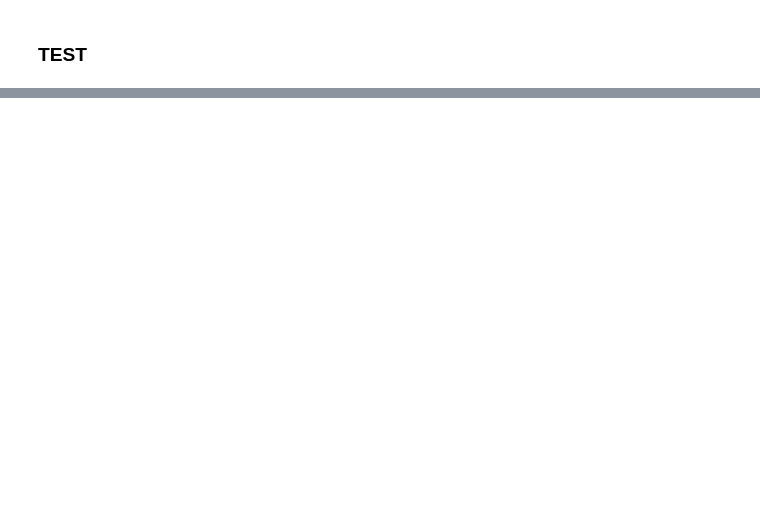
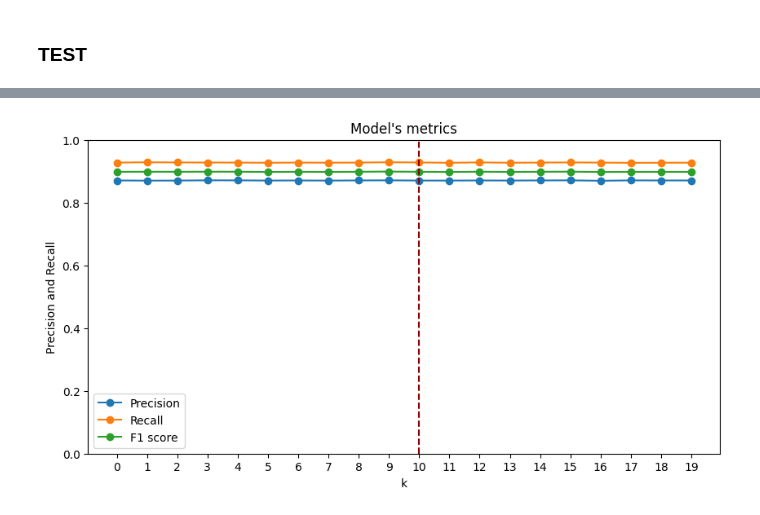
Before and after one commit to httrieu/CSE158_Fall24, a Jupyter notebook: food.ipynb, the cells around one changed output, grey strips where cells are left out. Cells and saved outputs as stored; diff of their text form; code cells hidden in the pictures; blank space fills up the shorter version.

```diff
--- a/food.ipynb
+++ b/food.ipynb
@@ -130,6 +93,5 @@ mse, rmse, r2, mae
 # %%
-data = Dataset.load_from_df(df_valid[['u', 'i', 'rating']], reader=reader)
-cross_validate(model, data, measures=["RMSE", "MAE", "MSE"], cv=5, verbose=True)
+cross_validate(algo, validdata, measures=["RMSE", "MAE", "MSE"], cv=5, verbose=True)
 # %% [output]
 Evaluating RMSE, MAE, MSE of algorithm SVD on 5 split(s).
 
@@ -176,0 +119,8 @@ mse, rmse, r2, mae
+# %%
+# Load DataFrame into a Dataset object
+reader = Reader(rating_scale=(0, 5))  # Adjust the rating scale as needed
+df_test = pd.read_csv('interactions_test.csv')
+testdata = Dataset.load_from_df(df_test[['u', 'i', 'rating']], reader)
+# %%
+testset = testdata.build_full_trainset()
+testset = testset.build_testset()
@@ -201,0 +221,4 @@ Test time         0.01    0.01    0.01    0.01    0.01    0.01    0.00
+# %%
+# Calculate the precision and recall of the model at k metrics
+k_max = 20
+metrics = get_precision_vs_recall(algo, k_max, True)
@@ -201,0 +246,24 @@ Test time         0.01    0.01    0.01    0.01    0.01    0.01    0.00
+# %%
+# Get data
+c1 = metrics['precision']
+c2 = metrics['recall']
+c3 = metrics['f1_score']
+x = np.arange(len(c1))
+
+# Set up the matplotlib figure
+fig, ax1 = plt.subplots(figsize = (10, 5))
+plt.xticks(np.arange(min(x), max(x) + 1, 1.0))
+plt.ylim(0, 1)
+ax1.plot(x, c1, marker = 'o')
+ax1.plot(x, c2, marker = 'o')
+ax1.plot(x, c3, marker = 'o')
+ax1.axvline(x = 10, color = "#8b0000", linestyle = "--")
+
+# Chart setup
+plt.title("Model's metrics", fontsize = 12)
+plt.xlabel("k", fontsize = 10)
+plt.ylabel("Precision and Recall", fontsize = 10)
+plt.legend(("Precision", "Recall", "F1 score"), loc = "best")
+plt.draw()
+# %% [output]
+[figure, added]
```
Also changed, not shown: parts of 22 cells of this notebook.
